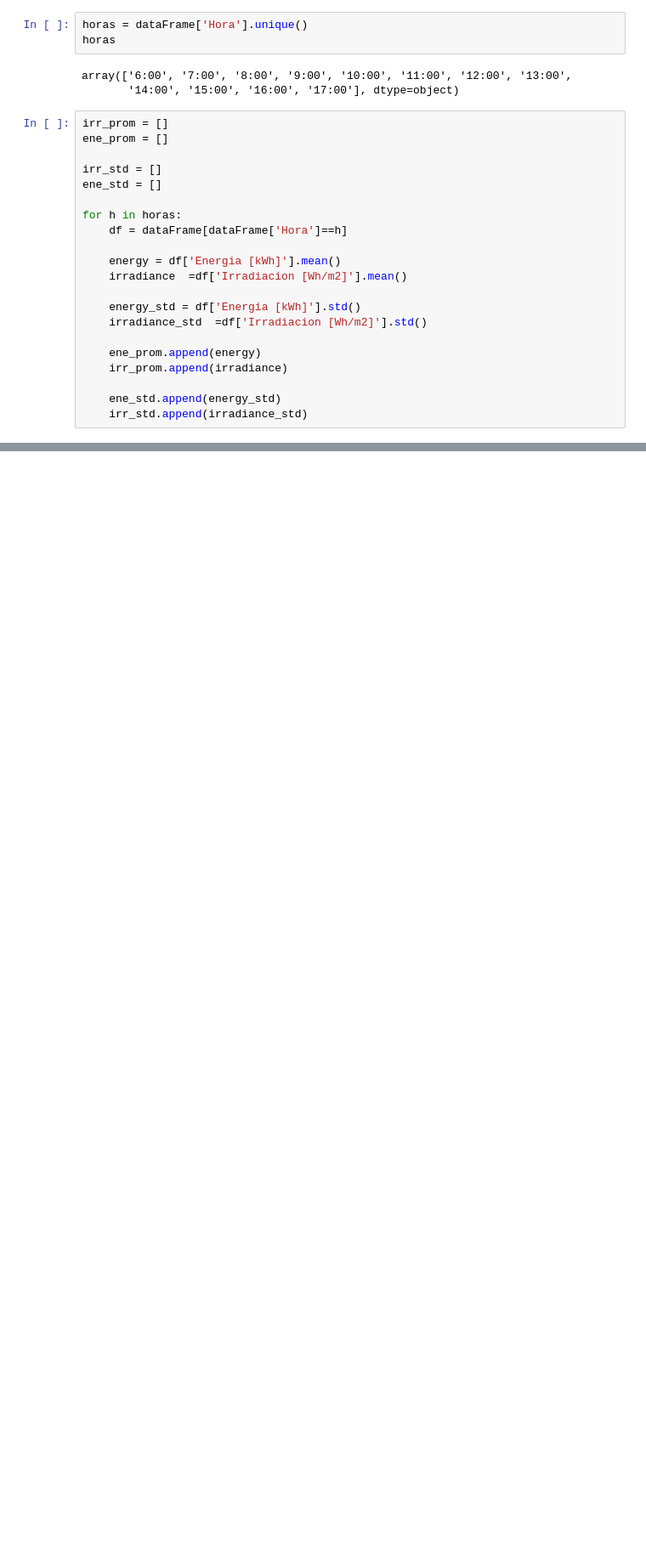
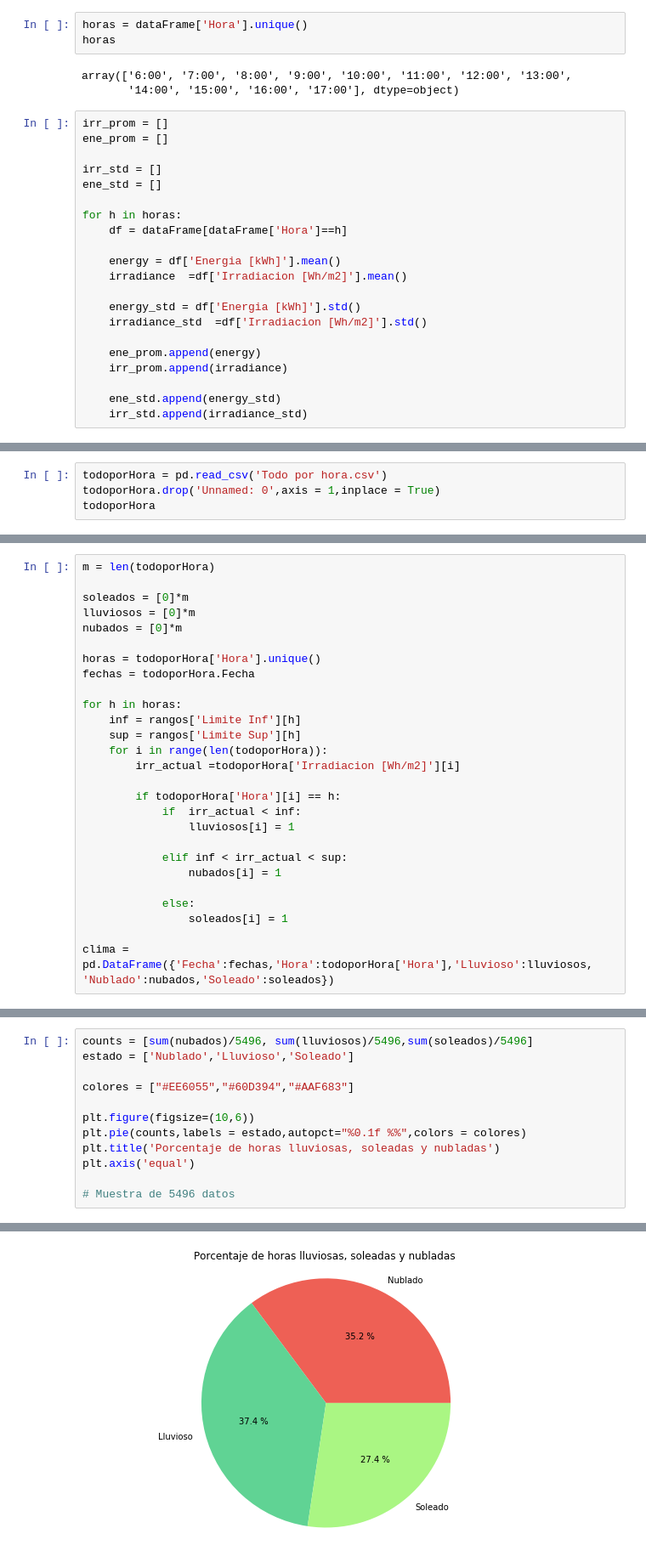
Before and after one commit to only-Robin/Proyecto-Electronica, a Jupyter notebook: DATOS SOLAR/Pre procesados/Clasificación de datos.ipynb, the cells around one changed output, grey strips where cells are left out. Shown at 85% size. Saved outputs shown, nothing was run; the diff lists cells and outputs as text; blank space fills up the shorter version.

```diff
--- a/DATOS SOLAR/Pre procesados/Clasificación de datos.ipynb
+++ b/DATOS SOLAR/Pre procesados/Clasificación de datos.ipynb
@@ -179,0 +210,4 @@ plt.scatter(range(len(dataFrame[dataFrame['Hora']=='10:00'])),dataFrame[dataFram
+# %%
+todoporHora = pd.read_csv('Todo por hora.csv')
+todoporHora.drop('Unnamed: 0',axis = 1,inplace = True)
+todoporHora
@@ -179,0 +230,27 @@ plt.scatter(range(len(dataFrame[dataFrame['Hora']=='10:00'])),dataFrame[dataFram
+# %%
+m = len(todoporHora)
+
+soleados = [0]*m
+lluviosos = [0]*m
+nubados = [0]*m
+
+horas = todoporHora['Hora'].unique()
+fechas = todoporHora.Fecha
+
+for h in horas:
+    inf = rangos['Limite Inf'][h]
+    sup = rangos['Limite Sup'][h]
+    for i in range(len(todoporHora)):
+        irr_actual =todoporHora['Irradiacion [Wh/m2]'][i]
+
+        if todoporHora['Hora'][i] == h:
+            if  irr_actual < inf:
+                lluviosos[i] = 1
+
+            elif inf < irr_actual < sup:
+                nubados[i] = 1
+
+            else:
+                soleados[i] = 1
+
+clima = pd.DataFrame({'Fecha':fechas,'Hora':todoporHora['Hora'],'Lluvioso':lluviosos, 'Nublado':nubados,'Soleado':soleados})
@@ -179,0 +273,13 @@ plt.scatter(range(len(dataFrame[dataFrame['Hora']=='10:00'])),dataFrame[dataFram
+# %%
+counts = [sum(nubados)/5496, sum(lluviosos)/5496,sum(soleados)/5496]
+estado = ['Nublado','Lluvioso','Soleado']
+
+colores = ["#EE6055","#60D394","#AAF683"]
+
+plt.figure(figsize=(10,6))
+plt.pie(counts,labels = estado,autopct="%0.1f %%",colors = colores)
+plt.title('Porcentaje de horas lluviosas, soleadas y nubladas')
+plt.axis('equal')
+
+# Muestra de 5496 datos
+# %% [output]
@@ -179,0 +287 @@ plt.scatter(range(len(dataFrame[dataFrame['Hora']=='10:00'])),dataFrame[dataFram
+[figure, added]
```
Also changed, not shown: parts of 18 cells of this notebook, 3 other files.
